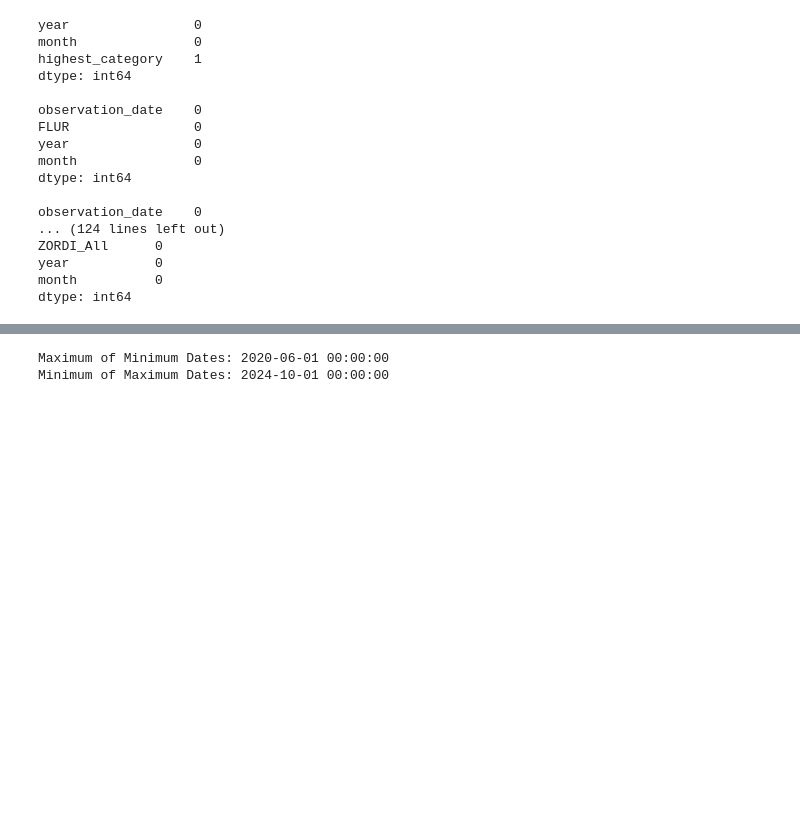
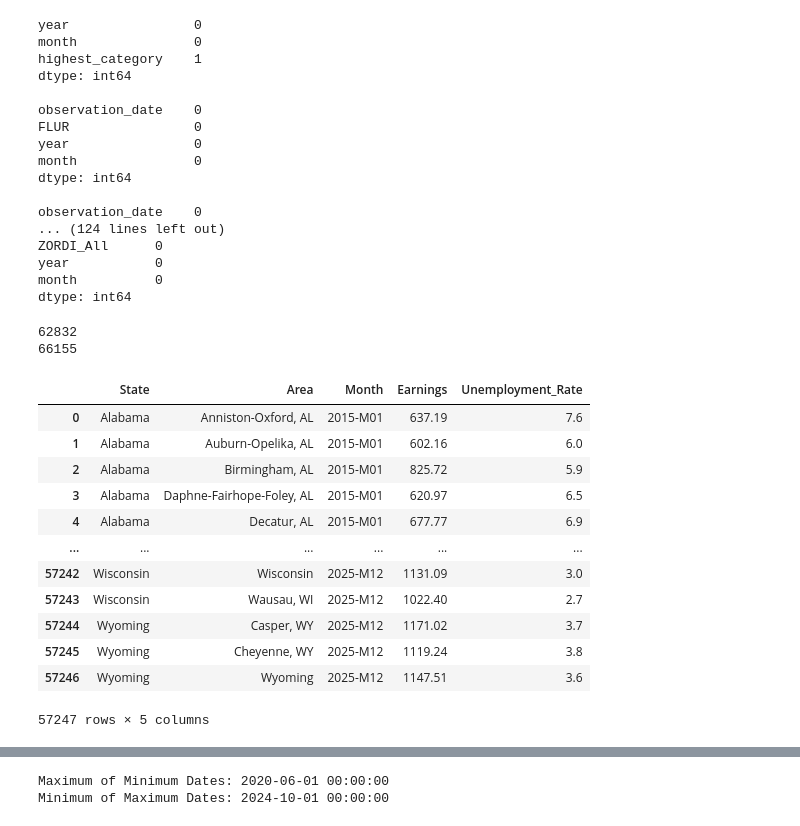
Before and after one commit to walde363/covid-housing-forecast, a Jupyter notebook: notebooks/Data review and analysis.ipynb, the cells around one changed output, grey strips where cells are left out. Saved outputs shown, nothing was run; the diff lists cells and outputs as text; code cells hidden in the pictures; blank space fills up the shorter version.

```diff
--- a/notebooks/Data review and analysis.ipynb
+++ b/notebooks/Data review and analysis.ipynb
@@ -619,3 +642,47 @@ metro_zordi_all_month_df_clean_wide = metro_zordi_all_month_df_clean_wide.merge(
 metro_zordi_all_month_df_clean_wide.rename(columns={"ZORDI_All": "ZORDI_All_US"
                                                    ,"FL": "ZORDI_All_FL"
                                                    ,"Non_FL": "ZORDI_All_Non_FL"}, inplace=True)
+# %%
+BLS_unemployment_data_df_clean = BLS_unemployment_data_df.copy(deep=True)
+
+BLS_unemployment_data_df_clean = pd.melt(BLS_unemployment_data_df_clean,
+                                 id_vars=["State","Area"],
+                                 var_name="Month",
+                                 value_name="Unemployment_Rate")
+BLS_unemployment_data_df_clean['Area'] = BLS_unemployment_data_df_clean['Area'].str.replace(" Metropolitan Statistical Area", "", regex=False)
+# %%
+BLS_weekly_earnings_df_clean = BLS_weekly_earnings_df.copy(deep=True)
+
+BLS_weekly_earnings_df_clean['Area'] = np.where(
+    BLS_weekly_earnings_df_clean['Area'] == 'Statewide',
+    BLS_weekly_earnings_df_clean['State'],
+    BLS_weekly_earnings_df_clean['Area']
+)
+
+BLS_weekly_earnings_df_clean = pd.melt(BLS_weekly_earnings_df_clean,
+                                 id_vars=["State","Area"],
+                                 var_name="Month",
+                                 value_name="Earnings")
+# %%
+print(len(BLS_weekly_earnings_df_clean))
+print(len(BLS_unemployment_data_df_clean))
+# %% [output]
+62832
+66155
+# %%
+BLS_df_clean_merge = pd.merge(BLS_weekly_earnings_df_clean,BLS_unemployment_data_df_clean,how="inner", on=["State","Area","Month"])
+BLS_df_clean_merge
+# %% [output]
+|  | State | Area | Month | Earnings | Unemployment_Rate |
+| 0 | Alabama | Anniston-Oxford, AL | 2015-M01 | 637.19 | 7.6 |
+| 1 | Alabama | Auburn-Opelika, AL | 2015-M01 | 602.16 | 6.0 |
+| 2 | Alabama | Birmingham, AL | 2015-M01 | 825.72 | 5.9 |
+| 3 | Alabama | Daphne-Fairhope-Foley, AL | 2015-M01 | 620.97 | 6.5 |
+| 4 | Alabama | Decatur, AL | 2015-M01 | 677.77 | 6.9 |
+| ... | ... | ... | ... | ... | ... |
+| 57242 | Wisconsin | Wisconsin | 2025-M12 | 1131.09 | 3.0 |
+| 57243 | Wisconsin | Wausau, WI | 2025-M12 | 1022.40 | 2.7 |
+| 57244 | Wyoming | Casper, WY | 2025-M12 | 1171.02 | 3.7 |
+| 57245 | Wyoming | Cheyenne, WY | 2025-M12 | 1119.24 | 3.8 |
+| 57246 | Wyoming | Wyoming | 2025-M12 | 1147.51 | 3.6 |
+57247 rows × 5 columns
```
Also changed, not shown: parts of 4 cells of this notebook.
